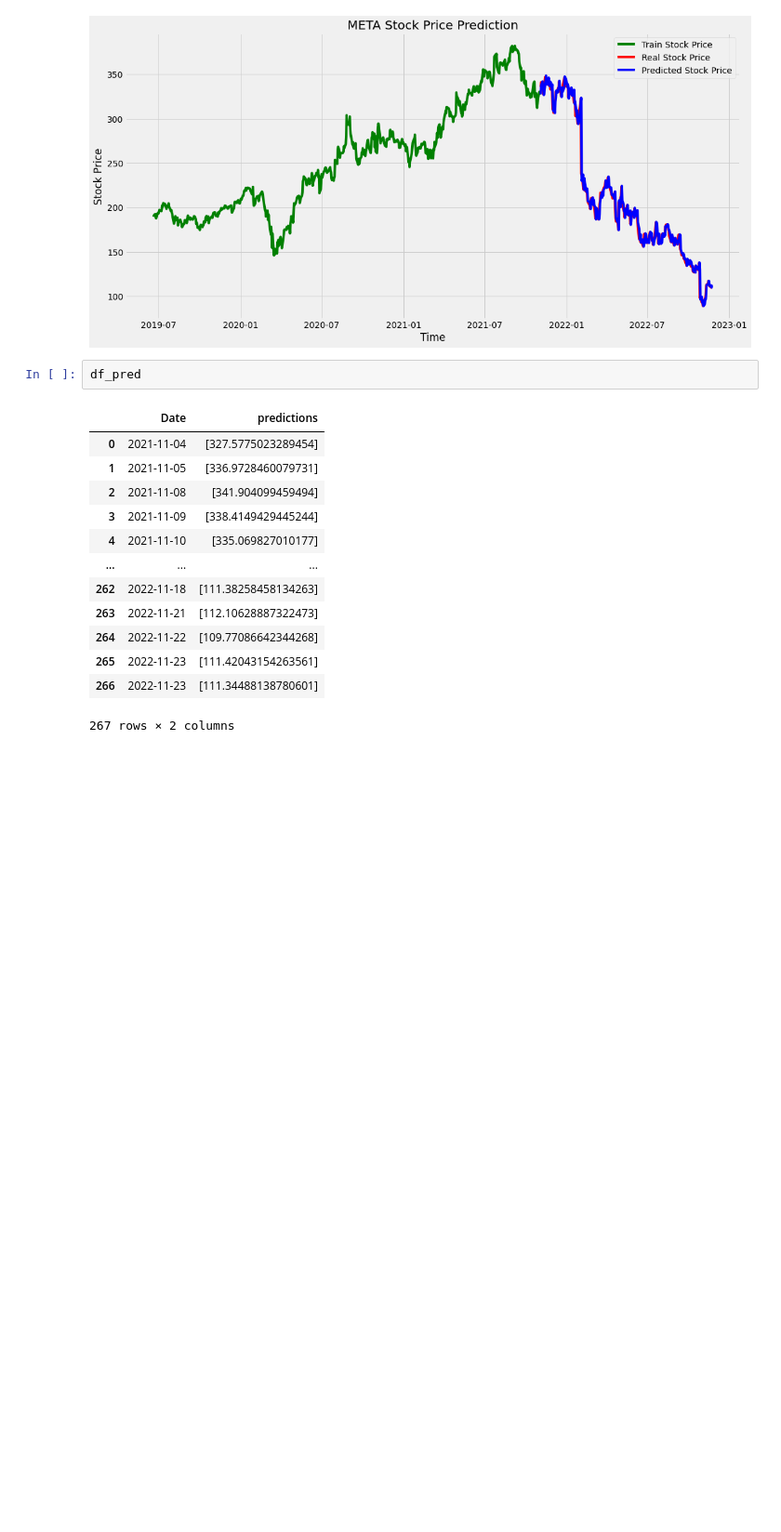
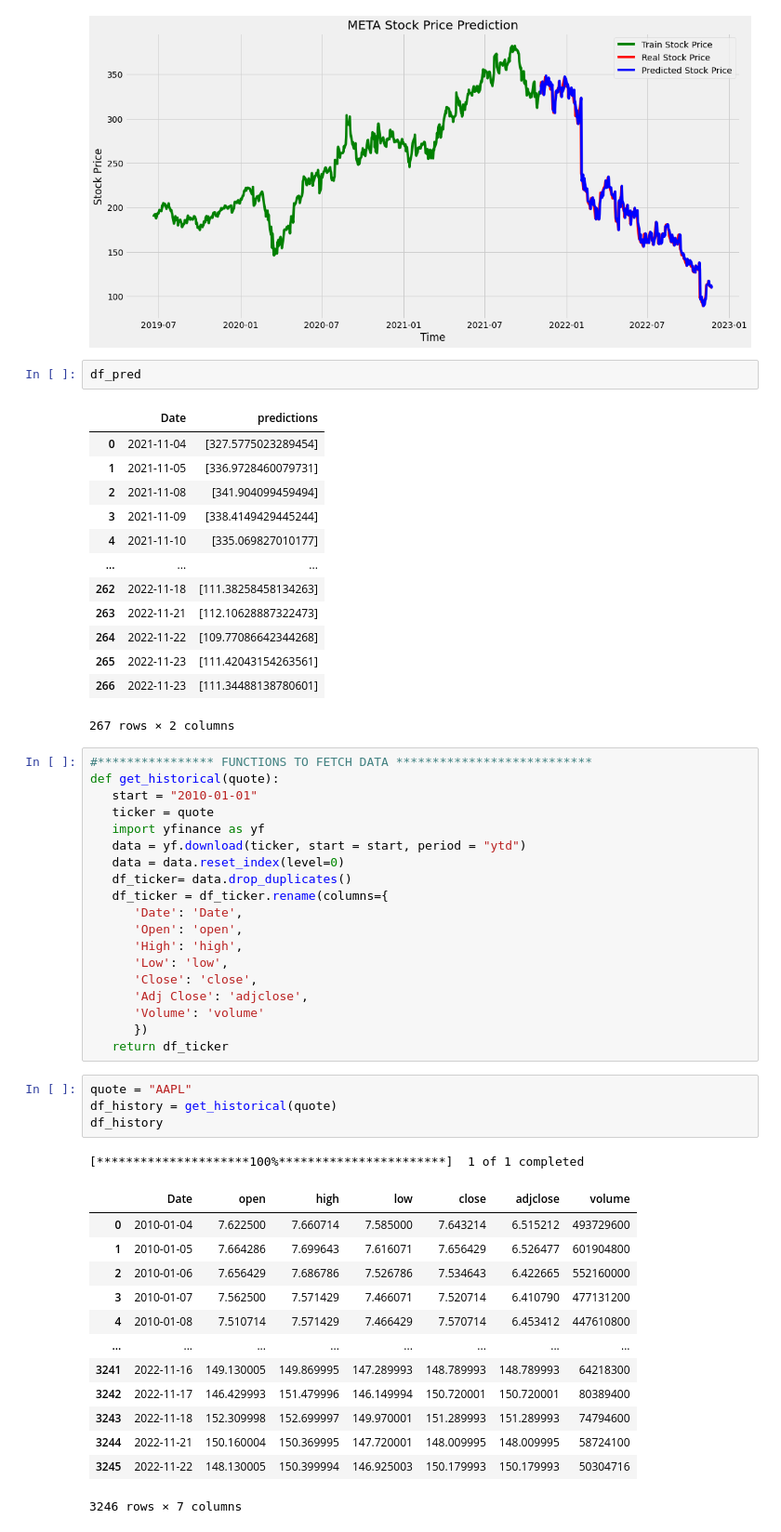
Before and after one commit to helleborus22/Machine-Learning-Project4, a Jupyter notebook: stock-prediction/stock_price_prediction.ipynb, the cells around one changed output. Shown: that part at 93% size. Cells and saved outputs as stored; diff of their text form; blank space fills up the shorter version.

Commit message:
created function for the ticker

```diff
--- a/stock-prediction/stock_price_prediction.ipynb
+++ b/stock-prediction/stock_price_prediction.ipynb
@@ -882,3 +885,41 @@ df_pred
 | 265 | 2022-11-23 | [111.42043154263561] |
 | 266 | 2022-11-23 | [111.34488138780601] |
 267 rows × 2 columns
+# %%
+#**************** FUNCTIONS TO FETCH DATA ***************************
+def get_historical(quote):
+   start = "2010-01-01"
+   ticker = quote
+   import yfinance as yf
+   data = yf.download(ticker, start = start, period = "ytd")
+   data = data.reset_index(level=0)
+   df_ticker= data.drop_duplicates()
+   df_ticker = df_ticker.rename(columns={
+      'Date': 'Date',
+      'Open': 'open',
+      'High': 'high',
+      'Low': 'low',
+      'Close': 'close',
+      'Adj Close': 'adjclose',
+      'Volume': 'volume'
+      })
+   return df_ticker
+# %%
+quote = "AAPL"
+df_history = get_historical(quote)
+df_history
+# %% [output]
+[*********************100%***********************]  1 of 1 completed
+|  | Date | open | high | low | close | adjclose | volume |
+| 0 | 2010-01-04 | 7.622500 | 7.660714 | 7.585000 | 7.643214 | 6.515212 | 493729600 |
+| 1 | 2010-01-05 | 7.664286 | 7.699643 | 7.616071 | 7.656429 | 6.526477 | 601904800 |
+| 2 | 2010-01-06 | 7.656429 | 7.686786 | 7.526786 | 7.534643 | 6.422665 | 552160000 |
+| 3 | 2010-01-07 | 7.562500 | 7.571429 | 7.466071 | 7.520714 | 6.410790 | 477131200 |
+| 4 | 2010-01-08 | 7.510714 | 7.571429 | 7.466429 | 7.570714 | 6.453412 | 447610800 |
+| ... | ... | ... | ... | ... | ... | ... | ... |
+| 3241 | 2022-11-16 | 149.130005 | 149.869995 | 147.289993 | 148.789993 | 148.789993 | 64218300 |
+| 3242 | 2022-11-17 | 146.429993 | 151.479996 | 146.149994 | 150.720001 | 150.720001 | 80389400 |
+| 3243 | 2022-11-18 | 152.309998 | 152.699997 | 149.970001 | 151.289993 | 151.289993 | 74794600 |
+| 3244 | 2022-11-21 | 150.160004 | 150.369995 | 147.720001 | 148.009995 | 148.009995 | 58724100 |
+| 3245 | 2022-11-22 | 148.130005 | 150.399994 | 146.925003 | 150.179993 | 150.179993 | 50304716 |
+3246 rows × 7 columns
```
Also changed, not shown: parts of 4 cells of this notebook, 1 other file.
